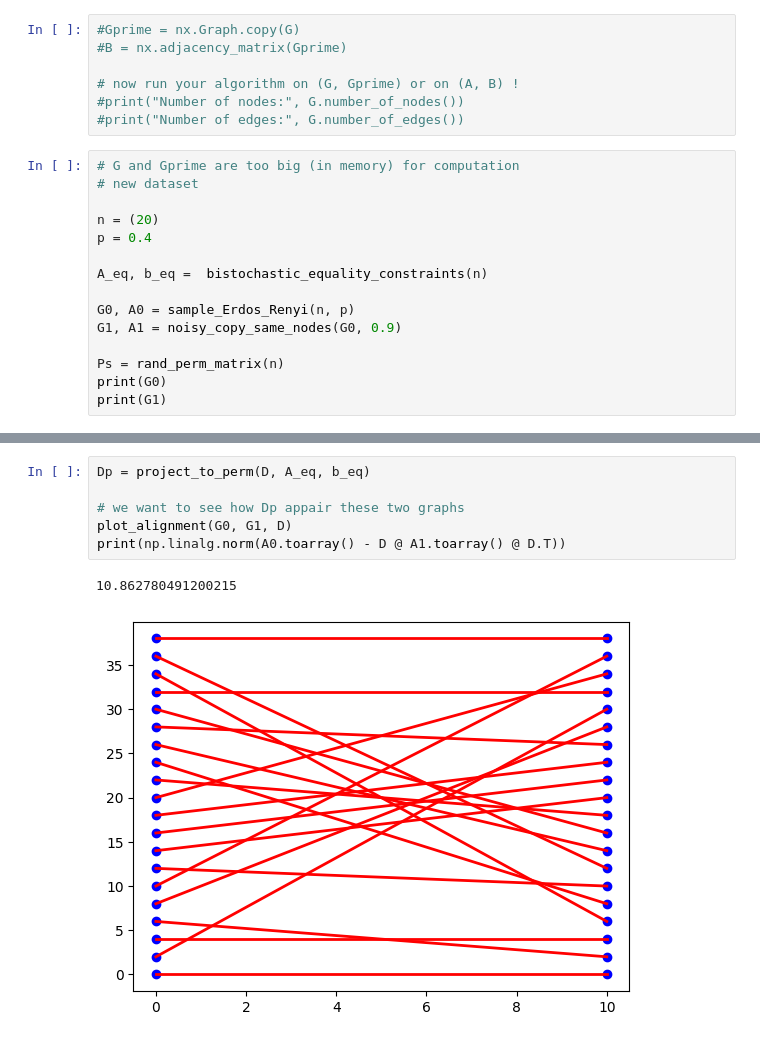
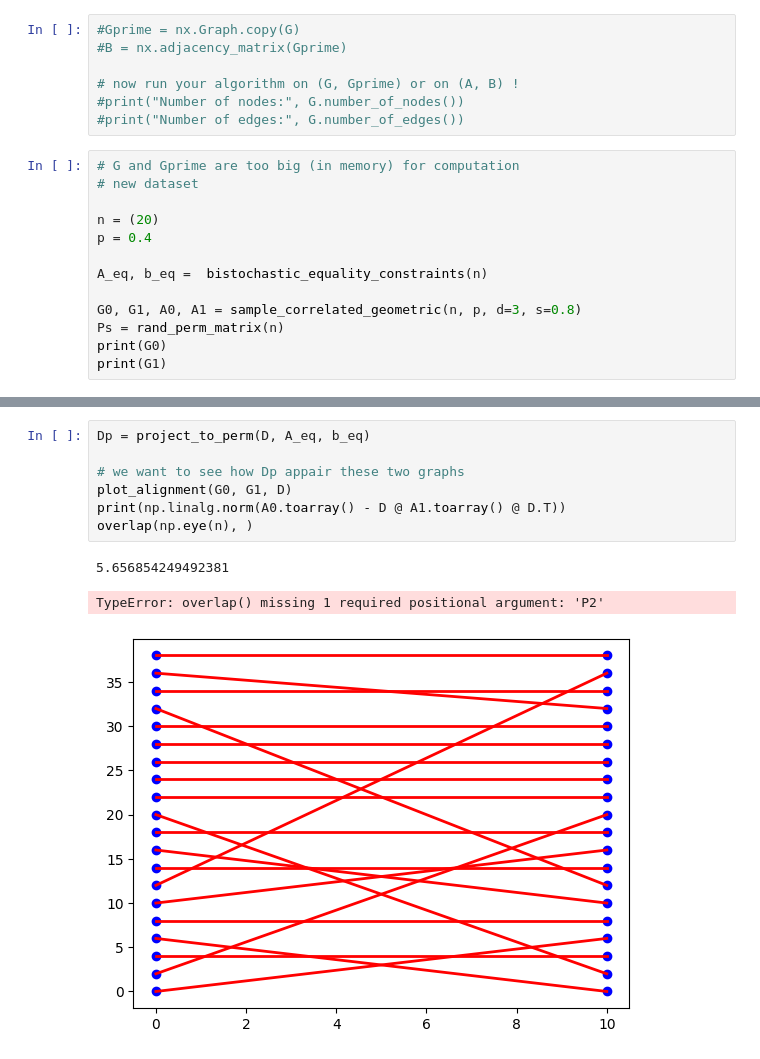
Before and after one commit to jakobmaier-eu/graph-gromov, a Jupyter notebook: testing_algorithms.ipynb, the cells around one changed output, grey strips where cells are left out. Saved outputs shown, nothing was run; the diff lists cells and outputs as text.

```diff
--- a/testing_algorithms.ipynb
+++ b/testing_algorithms.ipynb
@@ -31,9 +31,7 @@ p = 0.4
 
 A_eq, b_eq =  bistochastic_equality_constraints(n)
 
-G0, A0 = sample_Erdos_Renyi(n, p)
-G1, A1 = noisy_copy_same_nodes(G0, 0.9)
-
+G0, G1, A0, A1 = sample_correlated_geometric(n, p, d=3, s=0.8)
 Ps = rand_perm_matrix(n)
 print(G0)
 print(G1)
@@ -71,12 +69,14 @@ print(D)
 # %%
 Dp = project_to_perm(D, A_eq, b_eq)
 
 # we want to see how Dp appair these two graphs
 plot_alignment(G0, G1, D)
 print(np.linalg.norm(A0.toarray() - D @ A1.toarray() @ D.T))
+overlap(np.eye(n), )
 # %% [output]
-10.862780491200215
+5.656854249492381
+TypeError: overlap() missing 1 required positional argument: 'P2'
-[figure, old version]
+[figure, new version]
 # %%
 plot_alignment(G0,G1, Dp)
 print(np.linalg.norm(A0.toarray() - Dp @ A1.toarray() @ Dp.T))
```
Also changed, not shown: parts of 14 cells of this notebook, 1 other file.
